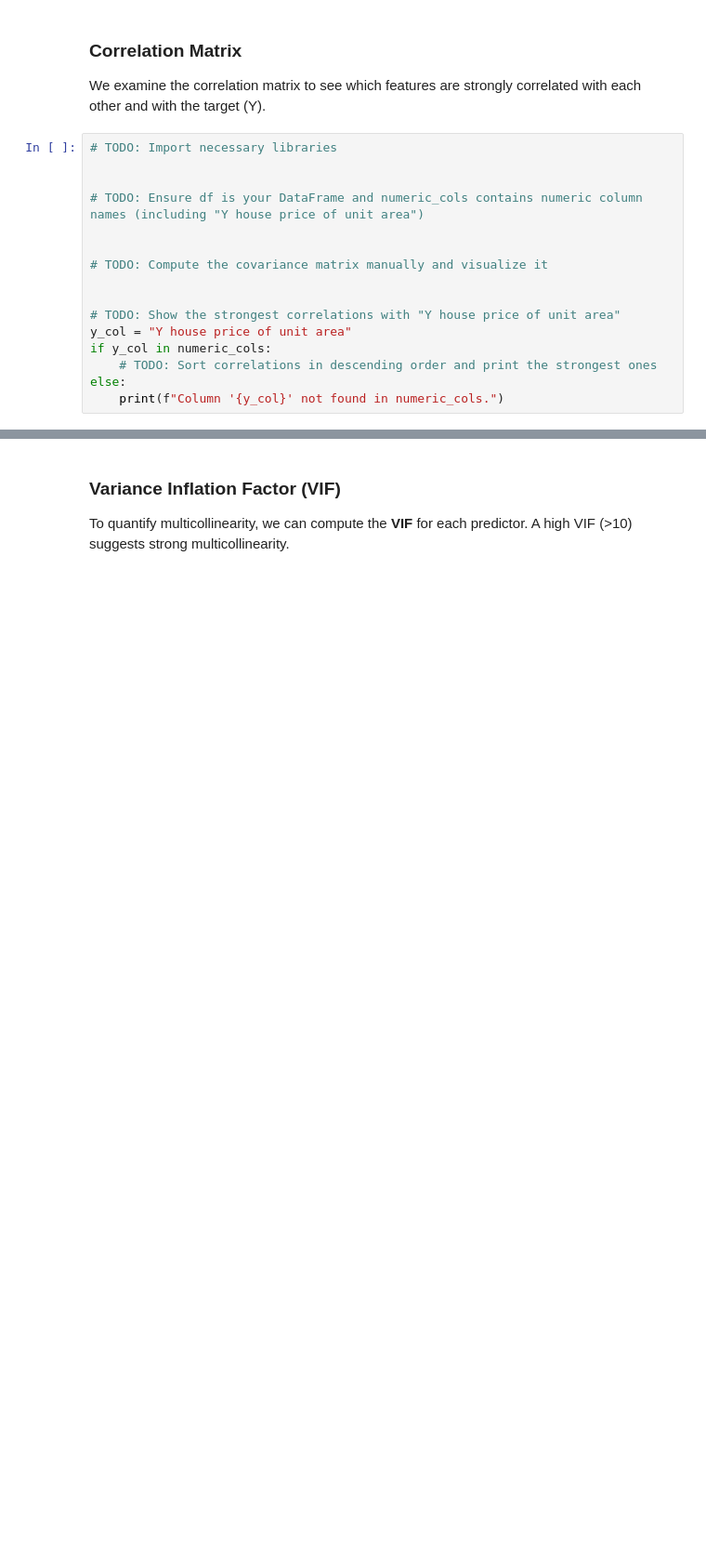
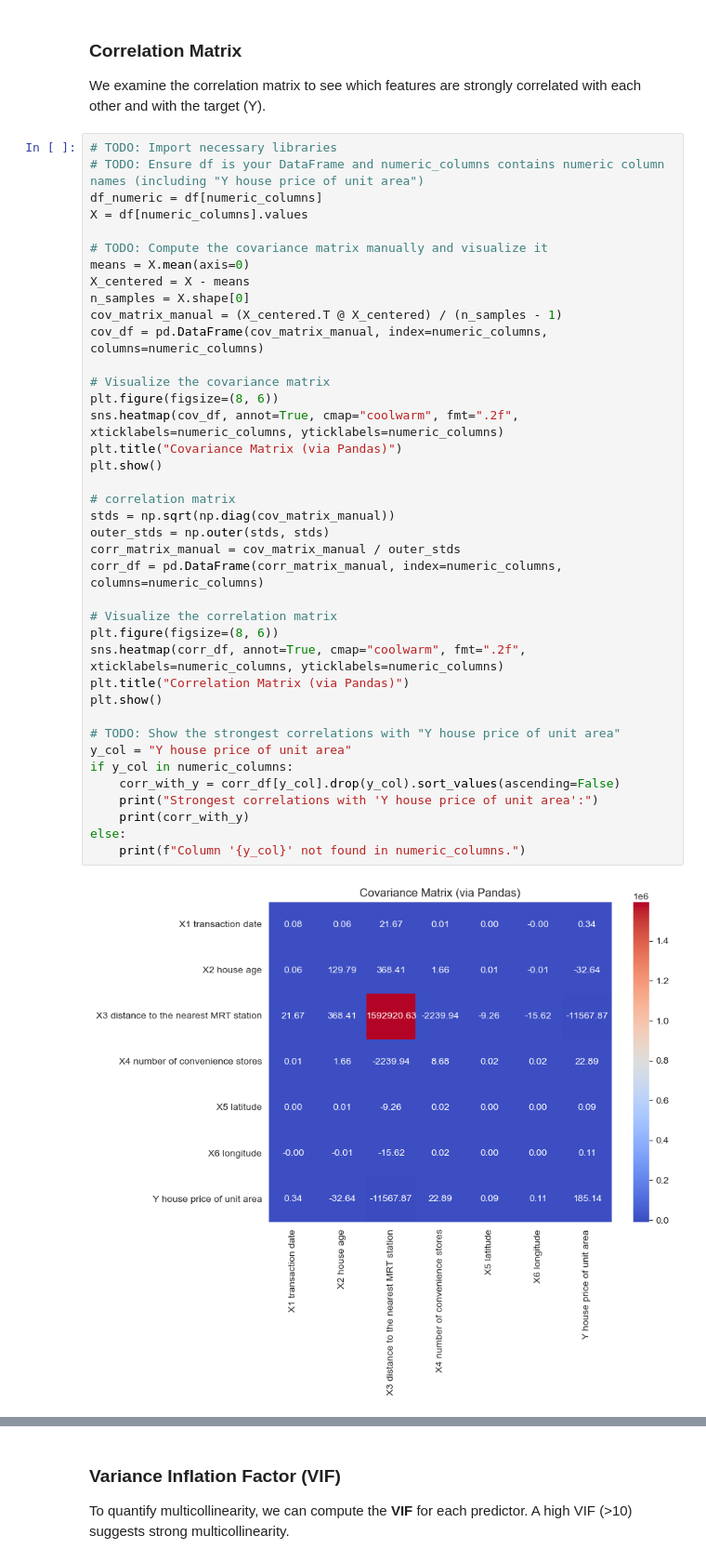
Before and after one commit to mohamd7ali/ML, a Jupyter notebook: real_estate.ipynb, the cells around one changed output, grey strips where cells are left out. Shown at 93% size. Drawn from its saved outputs; the diff is of its cells as text; blank space fills up the shorter version.

Commit message:
manullay calculate Corr and Cov

```diff
--- a/real_estate.ipynb
+++ b/real_estate.ipynb
@@ -243,17 +243,42 @@ plt.show()
 We examine the correlation matrix to see which features are strongly correlated with each other and with the target (Y).
 # %%
 # TODO: Import necessary libraries
-
-
-# TODO: Ensure df is your DataFrame and numeric_cols contains numeric column names (including "Y house price of unit area")
-
+# TODO: Ensure df is your DataFrame and numeric_columns contains numeric column names (including "Y house price of unit area")
+df_numeric = df[numeric_columns]
+X = df[numeric_columns].values
 
 # TODO: Compute the covariance matrix manually and visualize it
+means = X.mean(axis=0)
+X_centered = X - means
+n_samples = X.shape[0]
+cov_matrix_manual = (X_centered.T @ X_centered) / (n_samples - 1)
+cov_df = pd.DataFrame(cov_matrix_manual, index=numeric_columns, columns=numeric_columns)
 
+# Visualize the covariance matrix
+plt.figure(figsize=(8, 6))
+sns.heatmap(cov_df, annot=True, cmap="coolwarm", fmt=".2f", xticklabels=numeric_columns, yticklabels=numeric_columns)
+plt.title("Covariance Matrix (via Pandas)")
+plt.show()
+
+# correlation matrix
+stds = np.sqrt(np.diag(cov_matrix_manual))
+outer_stds = np.outer(stds, stds)
+corr_matrix_manual = cov_matrix_manual / outer_stds
+corr_df = pd.DataFrame(corr_matrix_manual, index=numeric_columns, columns=numeric_columns)
+
+# Visualize the correlation matrix
+plt.figure(figsize=(8, 6))
+sns.heatmap(corr_df, annot=True, cmap="coolwarm", fmt=".2f", xticklabels=numeric_columns, yticklabels=numeric_columns)
+plt.title("Correlation Matrix (via Pandas)")
+plt.show()
 
 # TODO: Show the strongest correlations with "Y house price of unit area"
 y_col = "Y house price of unit area"
-if y_col in numeric_cols:
-    # TODO: Sort correlations in descending order and print the strongest ones
+if y_col in numeric_columns:
+    corr_with_y = corr_df[y_col].drop(y_col).sort_values(ascending=False)
+    print("Strongest correlations with 'Y house price of unit area':")
+    print(corr_with_y)
 else:
-    print(f"Column '{y_col}' not found in numeric_cols.")
+    print(f"Column '{y_col}' not found in numeric_columns.")
+# %% [output]
+[figure, added]
```
Also changed, not shown: parts of 4 cells of this notebook.
